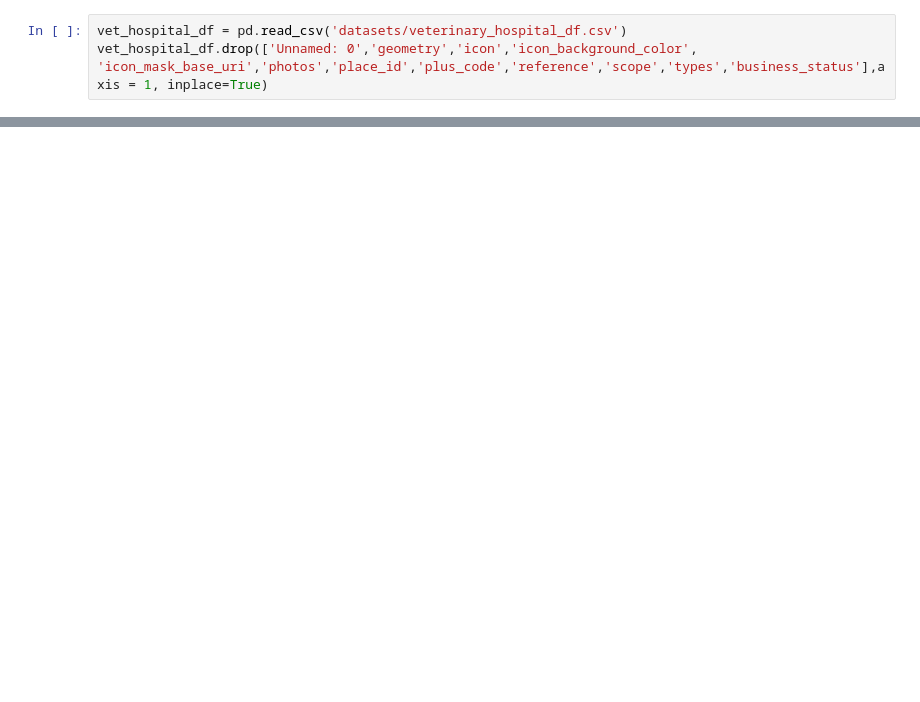
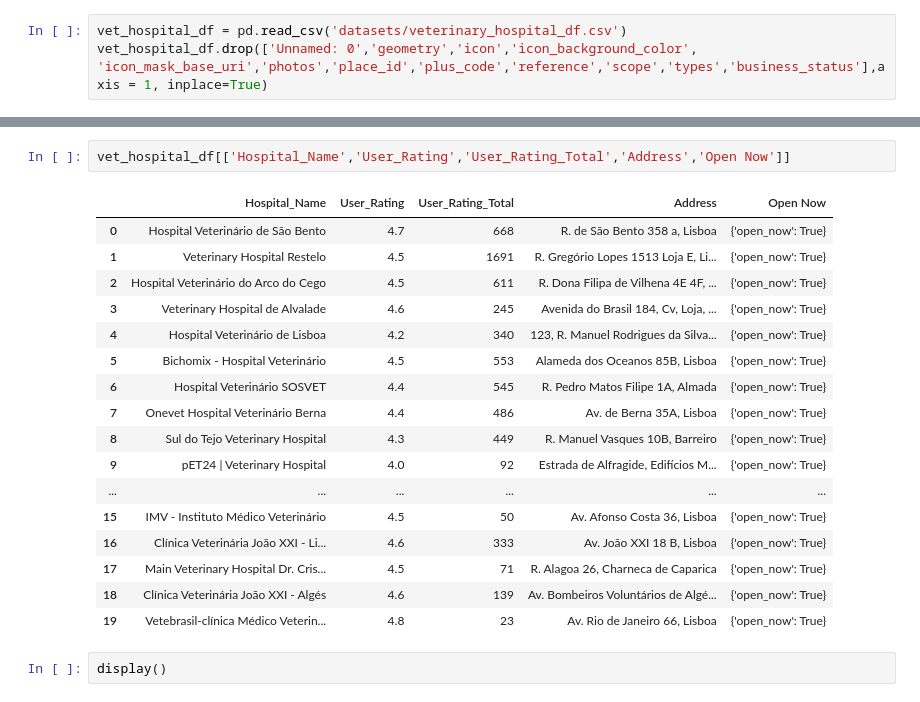
Before and after one commit to RoyMcQueen/Doogle, a Jupyter notebook: df_cleaning.ipynb, the cells around one changed output, grey strips where cells are left out. Cells and saved outputs as stored; diff of their text form; blank space fills up the shorter version.

```diff
--- a/df_cleaning.ipynb
+++ b/df_cleaning.ipynb
@@ -75,0 +112,22 @@ vet_hospital_df
+# %%
+vet_hospital_df[['Hospital_Name','User_Rating','User_Rating_Total','Address','Open Now']]
+# %% [output]
+|  | Hospital_Name | User_Rating | User_Rating_Total | Address | Open Now |
+| 0 | Hospital Veterinário de São Bento | 4.7 | 668 | R. de São Bento 358 a, Lisboa | {'open_now': True} |
+| 1 | Veterinary Hospital Restelo | 4.5 | 1691 | R. Gregório Lopes 1513 Loja E, Li... | {'open_now': True} |
+| 2 | Hospital Veterinário do Arco do Cego | 4.5 | 611 | R. Dona Filipa de Vilhena 4E 4F, ... | {'open_now': True} |
+| 3 | Veterinary Hospital de Alvalade | 4.6 | 245 | Avenida do Brasil 184, Cv, Loja, ... | {'open_now': True} |
+| 4 | Hospital Veterinário de Lisboa | 4.2 | 340 | 123, R. Manuel Rodrigues da Silva... | {'open_now': True} |
+| 5 | Bichomix - Hospital Veterinário | 4.5 | 553 | Alameda dos Oceanos 85B, Lisboa | {'open_now': True} |
+| 6 | Hospital Veterinário SOSVET | 4.4 | 545 | R. Pedro Matos Filipe 1A, Almada | {'open_now': True} |
+| 7 | Onevet Hospital Veterinário Berna | 4.4 | 486 | Av. de Berna 35A, Lisboa | {'open_now': True} |
+| 8 | Sul do Tejo Veterinary Hospital | 4.3 | 449 | R. Manuel Vasques 10B, Barreiro | {'open_now': True} |
+| 9 | pET24 | Veterinary Hospital | 4.0 | 92 | Estrada de Alfragide, Edifícios M... | {'open_now': True} |
+| ... | ... | ... | ... | ... | ... |
+| 15 | IMV - Instituto Médico Veterinário | 4.5 | 50 | Av. Afonso Costa 36, Lisboa | {'open_now': True} |
+| 16 | Clínica Veterinária João XXI - Li... | 4.6 | 333 | Av. João XXI 18 B, Lisboa | {'open_now': True} |
+| 17 | Main Veterinary Hospital Dr. Cris... | 4.5 | 71 | R. Alagoa 26, Charneca de Caparica | {'open_now': True} |
+| 18 | Clínica Veterinária João XXI - Algés | 4.6 | 139 | Av. Bombeiros Voluntários de Algé... | {'open_now': True} |
+| 19 | Vetebrasil-clínica Médico Veterin... | 4.8 | 23 | Av. Rio de Janeiro 66, Lisboa | {'open_now': True} |
+# %%
+display()
```
Also changed, not shown: parts of 11 cells of this notebook, 2 other files.
